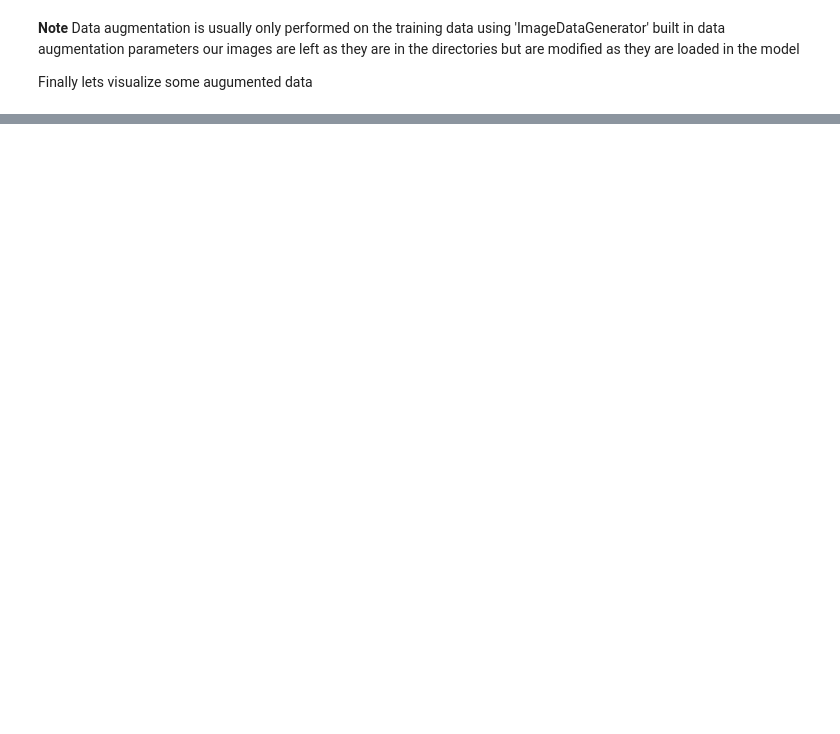
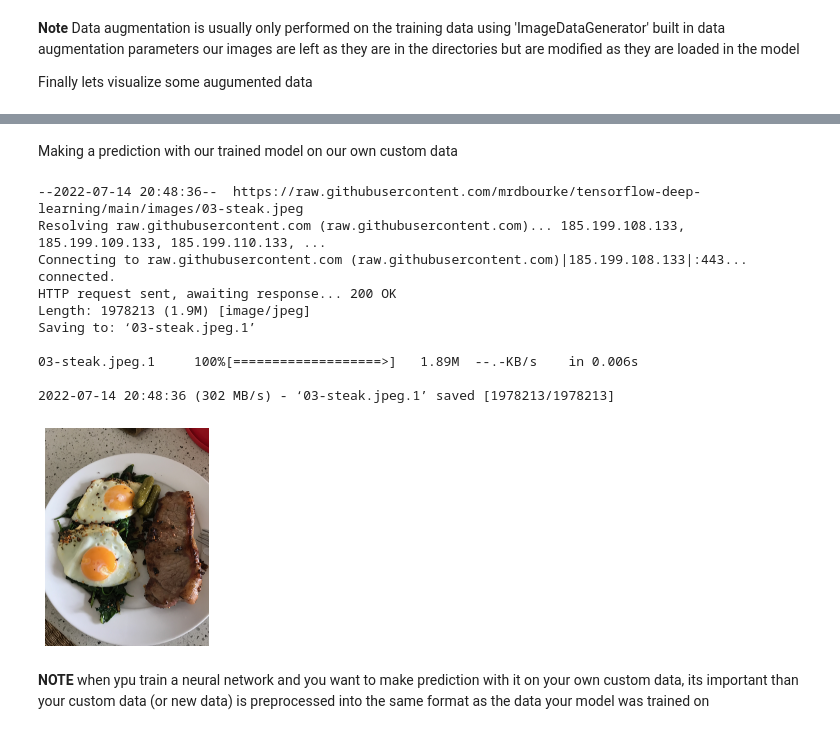
Before and after one commit to Kennedy87670/Introduction-to-ML-DP, a Jupyter notebook: 03_introduction_to_computer_vision_with_tensorflow_video.ipynb, the cells around one changed output, grey strips where cells are left out. Drawn from its saved outputs; the diff is of its cells as text; code cells hidden in the pictures; blank space fills up the shorter version.

```diff
--- a/03_introduction_to_computer_vision_with_tensorflow_video.ipynb
+++ b/03_introduction_to_computer_vision_with_tensorflow_video.ipynb
@@ -849,3 +766,7 @@ Found 500 images belonging to 2 classes.
 **Note** Data augmentation is usually only performed on the training data using 'ImageDataGenerator' built in data augmentation parameters our images are left as they are in the directories but are modified as they are loaded in the model
 
 Finally lets visualize some  augumented data
+# %%
+# get sample data batches
+images, labels = train_data.next()
+augmented_images, augmented_labels = train_data_augmented.next() # note: labels arent augmented train are
@@ -851,0 +863,2 @@ Finally lets visualize some  augumented data
+# %% [markdown]
+Making a prediction with our trained model on our own custom data
@@ -851,0 +868,18 @@ Finally lets visualize some  augumented data
+# %%
+# View our example image
+! wget https://raw.githubusercontent.com/mrdbourke/tensorflow-deep-learning/main/images/03-steak.jpeg
+steak = mpimg.imread("03-steak.jpeg")
+plt.imshow(steak)
+plt.axis(False);
+# %% [output]
+--2022-07-14 20:48:36--  https://raw.githubusercontent.com/mrdbourke/tensorflow-deep-learning/main/images/03-steak.jpeg
+Resolving raw.githubusercontent.com (raw.githubusercontent.com)... 185.199.108.133, 185.199.109.133, 185.199.110.133, ...
+Connecting to raw.githubusercontent.com (raw.githubusercontent.com)|185.199.108.133|:443... connected.
+HTTP request sent, awaiting response... 200 OK
+Length: 1978213 (1.9M) [image/jpeg]
+Saving to: ‘03-steak.jpeg.1’
+
+03-steak.jpeg.1     100%[===================>]   1.89M  --.-KB/s    in 0.006s
+
+2022-07-14 20:48:36 (302 MB/s) - ‘03-steak.jpeg.1’ saved [1978213/1978213]
+[figure, added]
@@ -851,0 +889,2 @@ Finally lets visualize some  augumented data
+# %% [markdown]
+**NOTE** when ypu train a neural network and you want to make prediction with it on your own custom data, its important than your custom data (or new data) is preprocessed into the same format as the data your model was trained on
```
Also changed, not shown: parts of 44 cells of this notebook.
